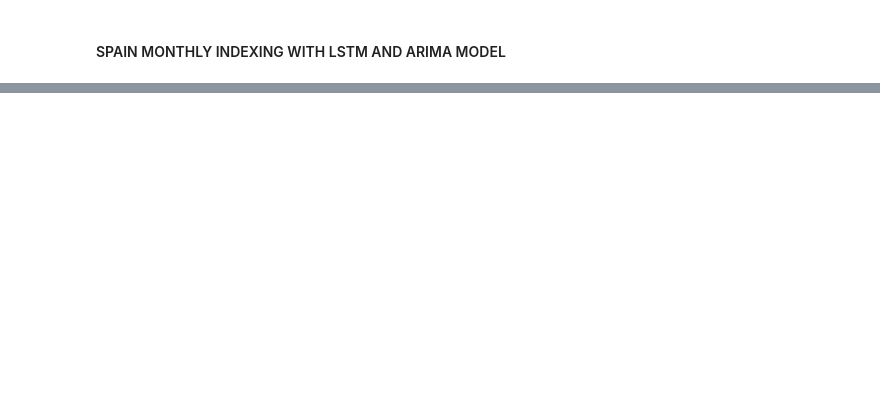
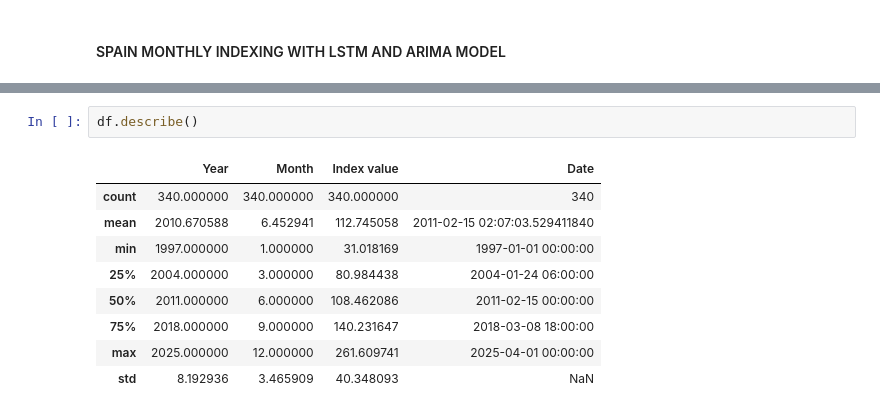
Before and after one commit to tphathuin1802/time-series-analysis-in-finance, a Jupyter notebook: midterm_project/notebooks/main.ipynb, the cells around one changed output, grey strips where cells are left out. Cells and saved outputs as stored; diff of their text form; blank space fills up the shorter version.

```diff
--- a/midterm_project/notebooks/main.ipynb
+++ b/midterm_project/notebooks/main.ipynb
@@ -15,0 +85,12 @@ FileNotFoundError: [Errno 2] No such file or directory: '../midterm_project/data
+# %%
+df.describe()
+# %% [output]
+|  | Year | Month | Index value | Date |
+| count | 340.000000 | 340.000000 | 340.000000 | 340 |
+| mean | 2010.670588 | 6.452941 | 112.745058 | 2011-02-15 02:07:03.529411840 |
+| min | 1997.000000 | 1.000000 | 31.018169 | 1997-01-01 00:00:00 |
+| 25% | 2004.000000 | 3.000000 | 80.984438 | 2004-01-24 06:00:00 |
+| 50% | 2011.000000 | 6.000000 | 108.462086 | 2011-02-15 00:00:00 |
+| 75% | 2018.000000 | 9.000000 | 140.231647 | 2018-03-08 18:00:00 |
+| max | 2025.000000 | 12.000000 | 261.609741 | 2025-04-01 00:00:00 |
+| std | 8.192936 | 3.465909 | 40.348093 | NaN |
```
Also changed, not shown: parts of 15 cells of this notebook, 5 other files.
